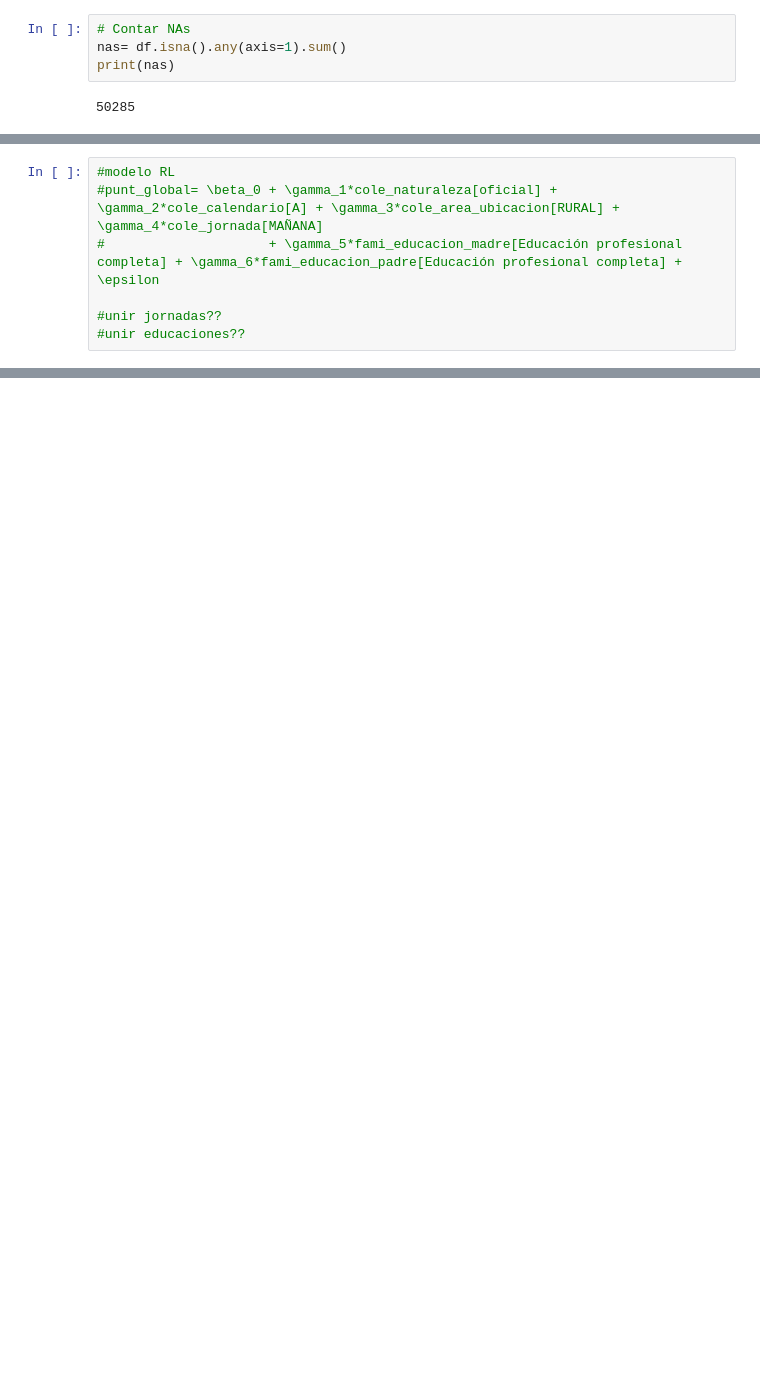
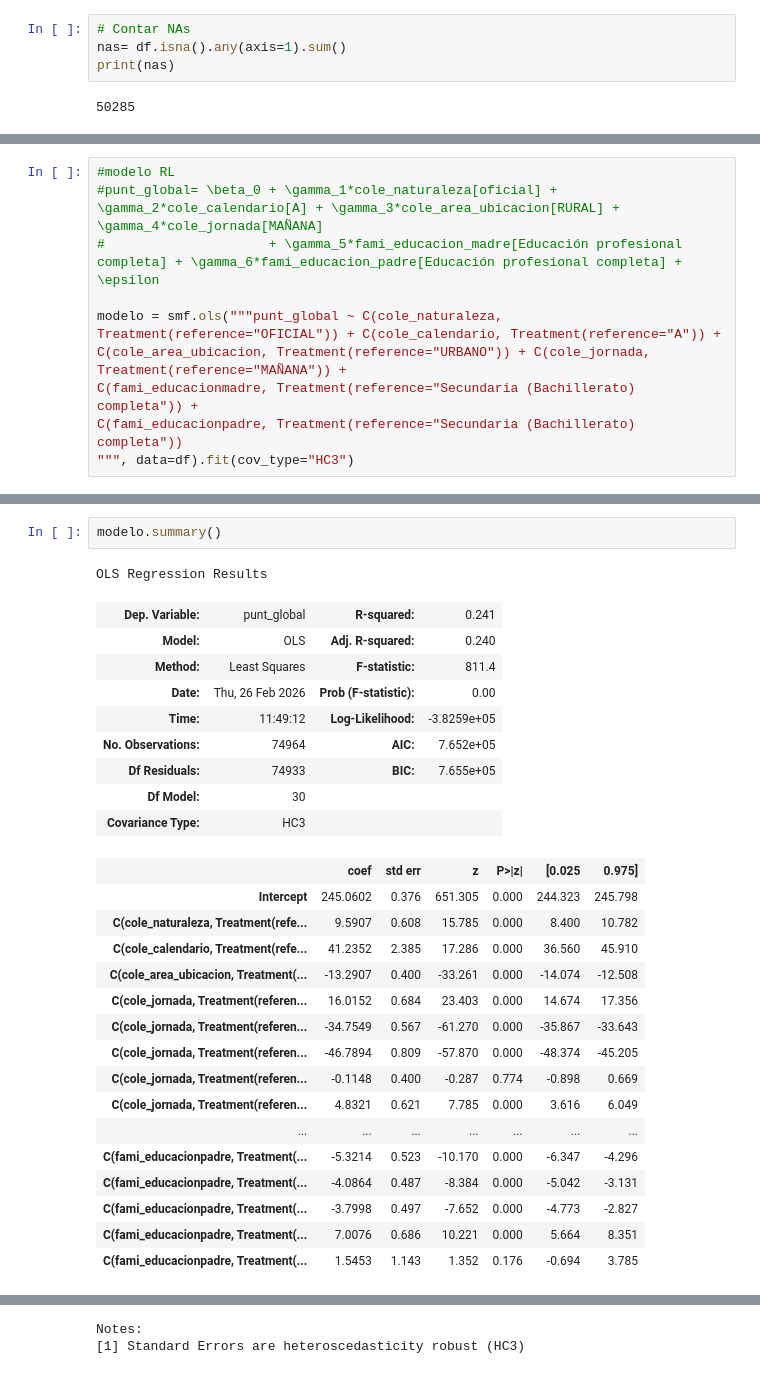
Before and after one commit to miva2003/P1-Analitica, a Jupyter notebook: Code Análisis de Datos.ipynb, the cells around one changed output, grey strips where cells are left out. Cells and saved outputs as stored; diff of their text form; blank space fills up the shorter version.

Commit message:
con modelo

```diff
--- a/Code Análisis de Datos.ipynb
+++ b/Code Análisis de Datos.ipynb
@@ -348,5 +349,8 @@ plt.show()
 #punt_global= \beta_0 + \gamma_1*cole_naturaleza[oficial] + \gamma_2*cole_calendario[A] + \gamma_3*cole_area_ubicacion[RURAL] + \gamma_4*cole_jornada[MAÑANA]
 #                     + \gamma_5*fami_educacion_madre[Educación profesional completa] + \gamma_6*fami_educacion_padre[Educación profesional completa] + \epsilon
 
-#unir jornadas??
-#unir educaciones??
+modelo = smf.ols("""punt_global ~ C(cole_naturaleza, Treatment(reference="OFICIAL")) + C(cole_calendario, Treatment(reference="A")) +
+C(cole_area_ubicacion, Treatment(reference="URBANO")) + C(cole_jornada, Treatment(reference="MAÑANA")) +
+C(fami_educacionmadre, Treatment(reference="Secundaria (Bachillerato) completa")) +
+C(fami_educacionpadre, Treatment(reference="Secundaria (Bachillerato) completa"))
+""", data=df).fit(cov_type="HC3")
@@ -352,0 +368,29 @@ plt.show()
+# %%
+modelo.summary()
+# %% [output]
+OLS Regression Results
+| Dep. Variable: | punt_global | R-squared: | 0.241 |
+| Model: | OLS | Adj. R-squared: | 0.240 |
+| Method: | Least Squares | F-statistic: | 811.4 |
+| Date: | Thu, 26 Feb 2026 | Prob (F-statistic): | 0.00 |
+| Time: | 11:49:12 | Log-Likelihood: | -3.8259e+05 |
+| No. Observations: | 74964 | AIC: | 7.652e+05 |
+| Df Residuals: | 74933 | BIC: | 7.655e+05 |
+| Df Model: | 30 |  |  |
+| Covariance Type: | HC3 |  |  |
+|  | coef | std err | z | P>|z| | [0.025 | 0.975] |
+| Intercept | 245.0602 | 0.376 | 651.305 | 0.000 | 244.323 | 245.798 |
+| C(cole_naturaleza, Treatment(refe... | 9.5907 | 0.608 | 15.785 | 0.000 | 8.400 | 10.782 |
+| C(cole_calendario, Treatment(refe... | 41.2352 | 2.385 | 17.286 | 0.000 | 36.560 | 45.910 |
+| C(cole_area_ubicacion, Treatment(... | -13.2907 | 0.400 | -33.261 | 0.000 | -14.074 | -12.508 |
+| C(cole_jornada, Treatment(referen... | 16.0152 | 0.684 | 23.403 | 0.000 | 14.674 | 17.356 |
+| C(cole_jornada, Treatment(referen... | -34.7549 | 0.567 | -61.270 | 0.000 | -35.867 | -33.643 |
+| C(cole_jornada, Treatment(referen... | -46.7894 | 0.809 | -57.870 | 0.000 | -48.374 | -45.205 |
+| C(cole_jornada, Treatment(referen... | -0.1148 | 0.400 | -0.287 | 0.774 | -0.898 | 0.669 |
+| C(cole_jornada, Treatment(referen... | 4.8321 | 0.621 | 7.785 | 0.000 | 3.616 | 6.049 |
+| ... | ... | ... | ... | ... | ... | ... |
+| C(fami_educacionpadre, Treatment(... | -5.3214 | 0.523 | -10.170 | 0.000 | -6.347 | -4.296 |
+| C(fami_educacionpadre, Treatment(... | -4.0864 | 0.487 | -8.384 | 0.000 | -5.042 | -3.131 |
+| C(fami_educacionpadre, Treatment(... | -3.7998 | 0.497 | -7.652 | 0.000 | -4.773 | -2.827 |
+| C(fami_educacionpadre, Treatment(... | 7.0076 | 0.686 | 10.221 | 0.000 | 5.664 | 8.351 |
+| C(fami_educacionpadre, Treatment(... | 1.5453 | 1.143 | 1.352 | 0.176 | -0.694 | 3.785 |
@@ -352,0 +401,2 @@ plt.show()
+Notes:
+[1] Standard Errors are heteroscedasticity robust (HC3)
```
Also changed, not shown: parts of 21 cells of this notebook.
